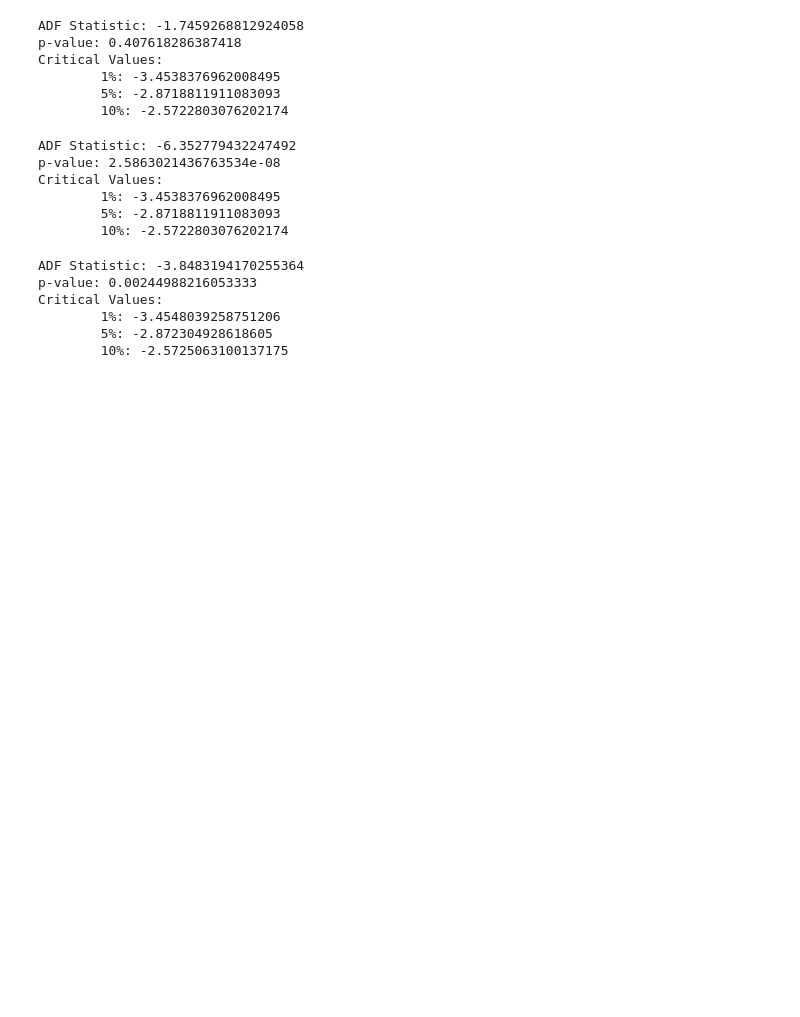
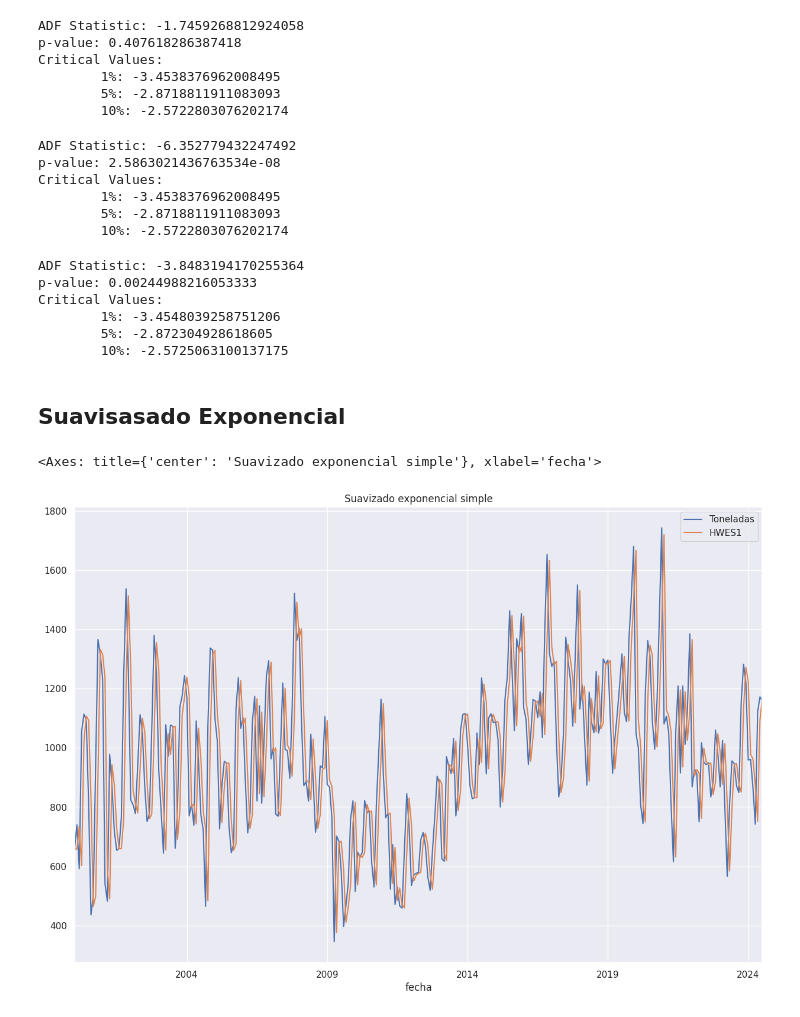
Before and after one commit to LordOnion88/MAD, a Jupyter notebook: Series de Tiempo/Predicciones produccion de cafe/Produccion de cafe.ipynb, the cells around one changed output. Drawn from its saved outputs; the diff is of its cells as text; code cells hidden in the pictures; blank space fills up the shorter version.

Commit message:
Se incluye el suavizado exponencial

```diff
--- a/Series de Tiempo/Predicciones produccion de cafe/Produccion de cafe.ipynb
+++ b/Series de Tiempo/Predicciones produccion de cafe/Produccion de cafe.ipynb
@@ -156,3 +156,15 @@ Critical Values:
         1%: -3.4548039258751206
         5%: -2.872304928618605
         10%: -2.5725063100137175
+# %% [markdown]
+## Suavisasado Exponencial
+# %%
+df_s = df.copy()
+
+#Suavisado Exponencial Simple
+
+df_s['HWES1'] = SimpleExpSmoothing(df_s['Toneladas']).fit(optimized=True,use_brute=True).fittedvalues
+df_s[['Toneladas','HWES1']].plot(title = 'Suavizado exponencial simple',figsize=(15,10))
+# %% [output]
+<Axes: title={'center': 'Suavizado exponencial simple'}, xlabel='fecha'>
+[figure, added]
```
Also changed, not shown: parts of 6 cells of this notebook, 1 other file.
